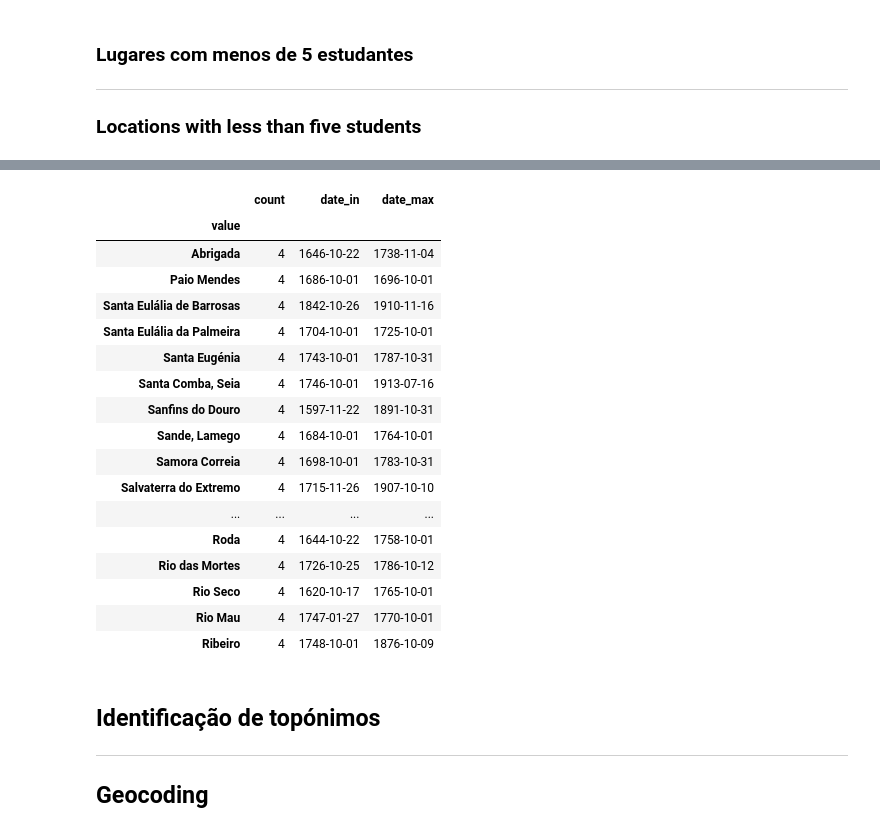
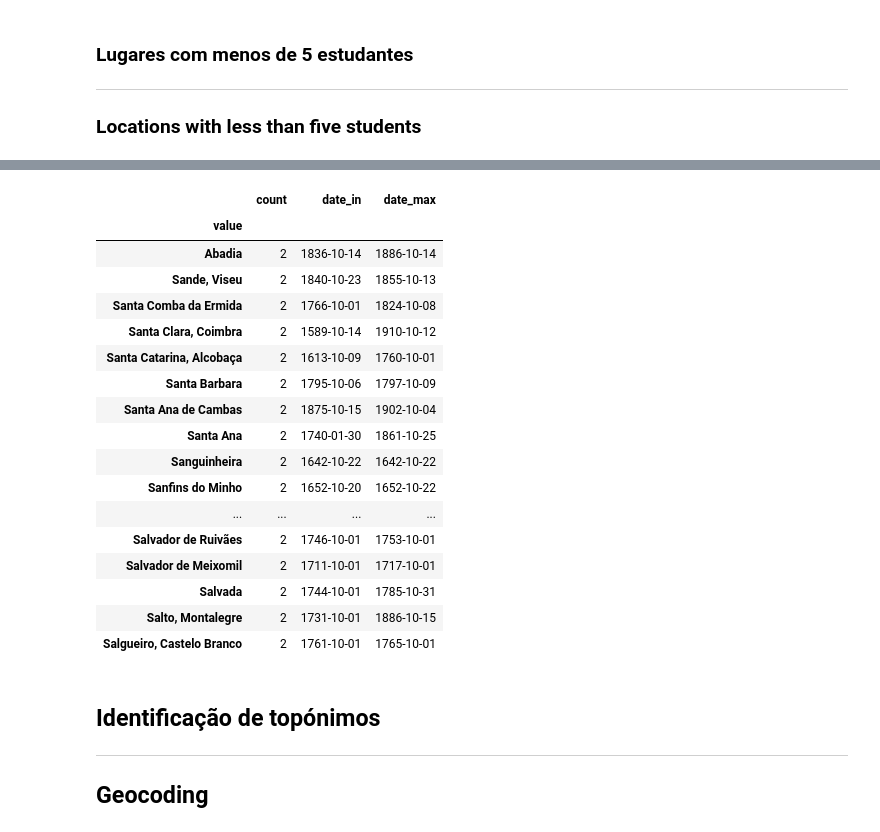
Before and after one commit to joaquimrcarvalho/fauc1537-1919, a Jupyter notebook: notebooks/025-geographic.ipynb, the cells around one changed output, grey strips where cells are left out. Drawn from its saved outputs; the diff is of its cells as text; code cells hidden in the pictures.

```diff
--- a/notebooks/025-geographic.ipynb
+++ b/notebooks/025-geographic.ipynb
@@ -85,24 +98,24 @@ naturalidades.sort_values('count', ascending=False).head(20)
 # %%
-naturalidades[naturalidades['count']<5].sort_values('count', ascending=False).head(20)
+naturalidades[naturalidades['count']<3].sort_values('count', ascending=False).head(20)
 # %% [output]
 |  | count | date_in | date_max |
 | value |  |  |  |
-| Abrigada | 4 | 1646-10-22 | 1738-11-04 |
-| Paio Mendes | 4 | 1686-10-01 | 1696-10-01 |
-| Santa Eulália de Barrosas | 4 | 1842-10-26 | 1910-11-16 |
-| Santa Eulália da Palmeira | 4 | 1704-10-01 | 1725-10-01 |
-| Santa Eugénia | 4 | 1743-10-01 | 1787-10-31 |
-| Santa Comba, Seia | 4 | 1746-10-01 | 1913-07-16 |
-| Sanfins do Douro | 4 | 1597-11-22 | 1891-10-31 |
-| Sande, Lamego | 4 | 1684-10-01 | 1764-10-01 |
-| Samora Correia | 4 | 1698-10-01 | 1783-10-31 |
-| Salvaterra do Extremo | 4 | 1715-11-26 | 1907-10-10 |
+| Abadia | 2 | 1836-10-14 | 1886-10-14 |
+| Sande, Viseu | 2 | 1840-10-23 | 1855-10-13 |
+| Santa Comba da Ermida | 2 | 1766-10-01 | 1824-10-08 |
+| Santa Clara, Coimbra | 2 | 1589-10-14 | 1910-10-12 |
+| Santa Catarina, Alcobaça | 2 | 1613-10-09 | 1760-10-01 |
+| Santa Barbara | 2 | 1795-10-06 | 1797-10-09 |
+| Santa Ana de Cambas | 2 | 1875-10-15 | 1902-10-04 |
+| Santa Ana | 2 | 1740-01-30 | 1861-10-25 |
+| Sanguinheira | 2 | 1642-10-22 | 1642-10-22 |
+| Sanfins do Minho | 2 | 1652-10-20 | 1652-10-22 |
 | ... | ... | ... | ... |
-| Roda | 4 | 1644-10-22 | 1758-10-01 |
-| Rio das Mortes | 4 | 1726-10-25 | 1786-10-12 |
-| Rio Seco | 4 | 1620-10-17 | 1765-10-01 |
-| Rio Mau | 4 | 1747-01-27 | 1770-10-01 |
-| Ribeiro | 4 | 1748-10-01 | 1876-10-09 |
+| Salvador de Ruivães | 2 | 1746-10-01 | 1753-10-01 |
+| Salvador de Meixomil | 2 | 1711-10-01 | 1717-10-01 |
+| Salvada | 2 | 1744-10-01 | 1785-10-31 |
+| Salto, Montalegre | 2 | 1731-10-01 | 1886-10-15 |
+| Salgueiro, Castelo Branco | 2 | 1761-10-01 | 1765-10-01 |
 # %% [markdown]
 ## Identificação de topónimos
 
```
Also changed, not shown: parts of 18 cells of this notebook, 1 other file.
